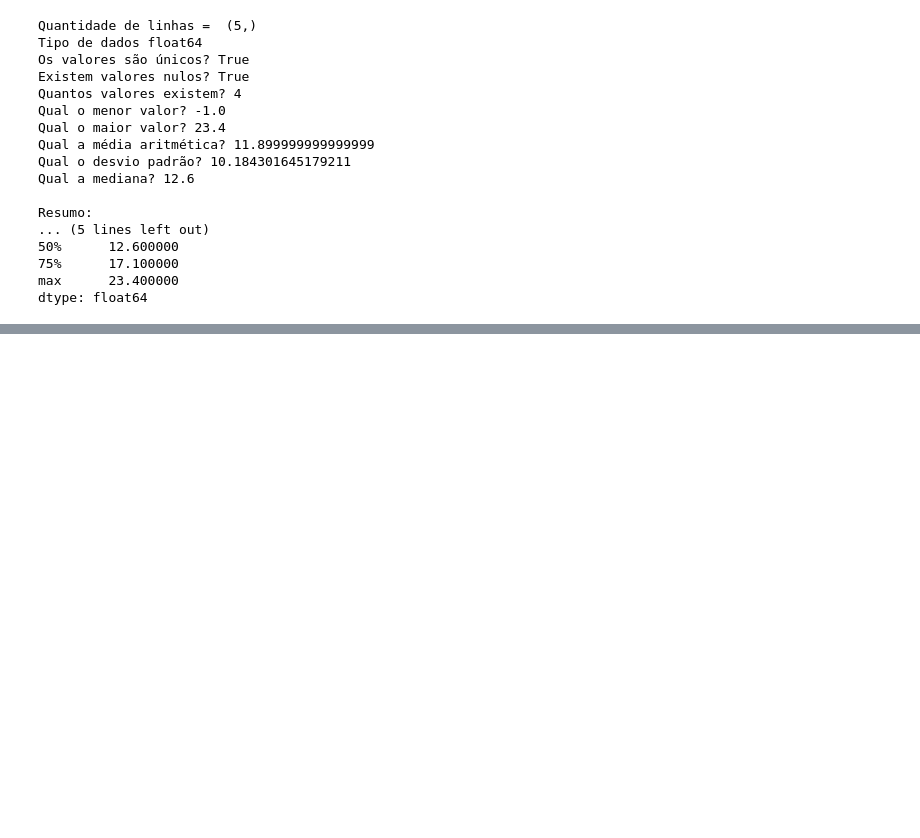
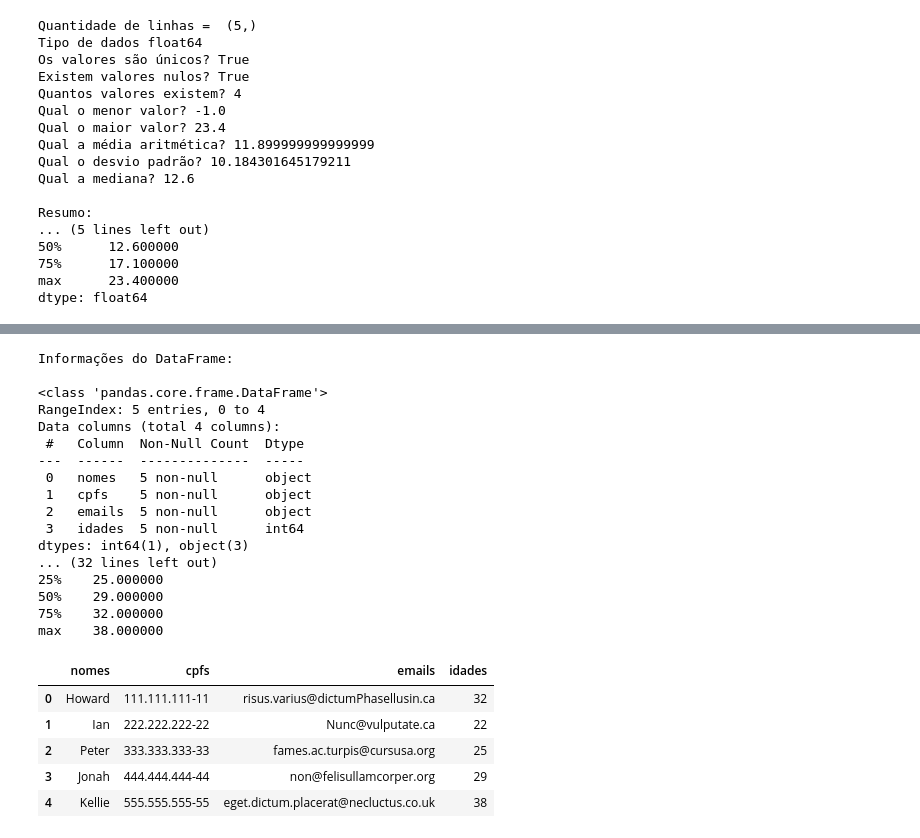
Before and after one commit to zzleozz100/linguagem-de-programacao, a Jupyter notebook: aulas.ipynb, the cells around one changed output, grey strips where cells are left out. Drawn from its saved outputs; the diff is of its cells as text; code cells hidden in the pictures; blank space fills up the shorter version.

```diff
--- a/aulas.ipynb
+++ b/aulas.ipynb
@@ -1178,0 +1215,48 @@ dtype: float64
+# %%
+import pandas as pd
+
+dados = {
+    'nomes': 'Howard Ian Peter Jonah Kellie'.split(),
+    'cpfs' : '111.111.111-11 222.222.222-22 333.333.333-33 444.444.444-44 555.555.555-55'.split(),
+    'emails' : 'risus.varius@dictumPhasellusin.ca Nunc@vulputate.ca fames.ac.turpis@cursusa.org non@felisullamcorper.org eget.dictum.placerat@necluctus.co.uk'.split(),
+    'idades' : [32, 22, 25, 29, 38]
+}
+
+df_dados = pd.DataFrame(dados)
+
+print('\nInformações do DataFrame:\n')
+print(df_dados.info()) # Apresenta informações sobre a estrutura do DF
+
+print('\nQuantidade de linhas e colunas = ', df_dados.shape) # Retorna uma tupla com o número de linhas e colunas
+print('\nTipo de dados:\n', df_dados.dtypes) # Retorna o tipo de dados, para cada coluna, se for misto será object
+
+print('\nQual o menor valor de cada coluna?\n', df_dados.min()) # Extrai o menor de cada coluna
+print('\nQual o maior valor?\n', df_dados.max()) # Extrai o valor máximo e cada coluna
+
+print('\nResumo:\n', df_dados.describe()) # Exibe um resumo
+
+df_dados.head() # Exibe os 5 primeiros registros do DataFrame
+# %% [output]
+Informações do DataFrame:
+
+<class 'pandas.core.frame.DataFrame'>
+RangeIndex: 5 entries, 0 to 4
+Data columns (total 4 columns):
+ #   Column  Non-Null Count  Dtype
+---  ------  --------------  -----
+ 0   nomes   5 non-null      object
+ 1   cpfs    5 non-null      object
+ 2   emails  5 non-null      object
+ 3   idades  5 non-null      int64
+dtypes: int64(1), object(3)
+... (32 lines left out)
+25%    25.000000
+50%    29.000000
+75%    32.000000
+max    38.000000
+|  | nomes | cpfs | emails | idades |
+| 0 | Howard | 111.111.111-11 | risus.varius@dictumPhasellusin.ca | 32 |
+| 1 | Ian | 222.222.222-22 | Nunc@vulputate.ca | 22 |
+| 2 | Peter | 333.333.333-33 | fames.ac.turpis@cursusa.org | 25 |
+| 3 | Jonah | 444.444.444-44 | non@felisullamcorper.org | 29 |
+| 4 | Kellie | 555.555.555-55 | eget.dictum.placerat@necluctus.co.uk | 38 |
```
Also changed, not shown: parts of 4 cells of this notebook.
